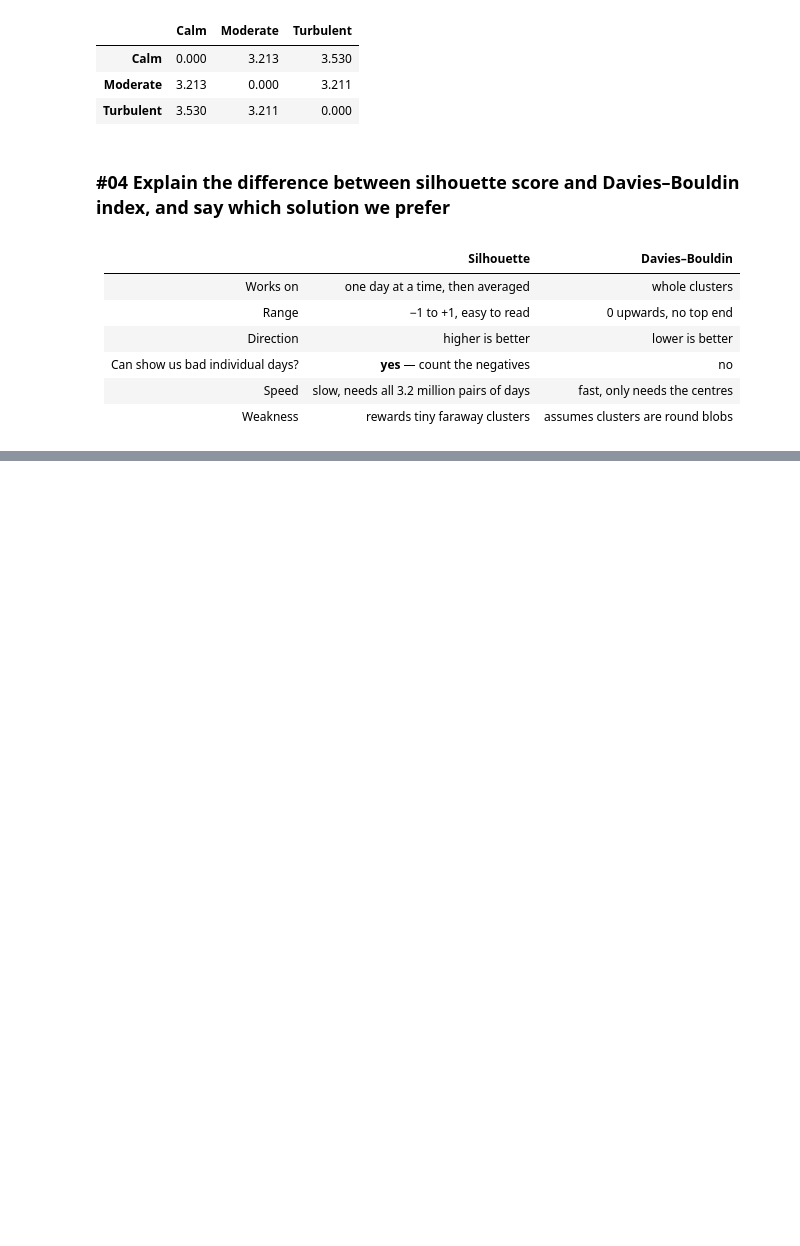
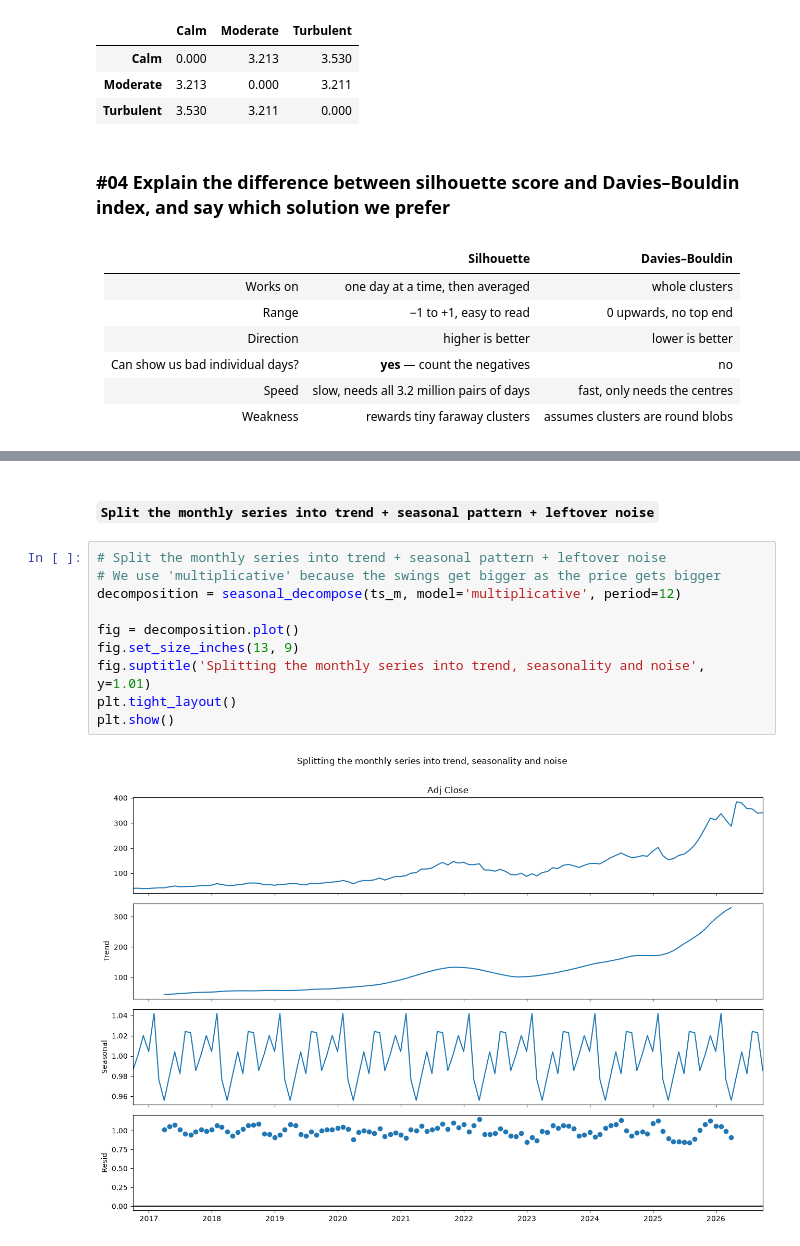
Before and after one commit to zawmoehtike-cct/CA1MLB-2026230, a Jupyter notebook: CA1MLB.ipynb, the cells around one changed output, grey strips where cells are left out. Cells and saved outputs as stored; diff of their text form; blank space fills up the shorter version.

````diff
--- a/CA1MLB.ipynb
+++ b/CA1MLB.ipynb
@@ -1006,0 +1050,14 @@ display(pd.DataFrame(kmeans_distances, index=kmeans_centre_names,
+# %% [markdown]
+##### ```Split the monthly series into trend + seasonal pattern + leftover noise```
+# %%
+# Split the monthly series into trend + seasonal pattern + leftover noise
+# We use 'multiplicative' because the swings get bigger as the price gets bigger
+decomposition = seasonal_decompose(ts_m, model='multiplicative', period=12)
+
+fig = decomposition.plot()
+fig.set_size_inches(13, 9)
+fig.suptitle('Splitting the monthly series into trend, seasonality and noise', y=1.01)
+plt.tight_layout()
+plt.show()
+# %% [output]
+[figure, added]
````
Also changed, not shown: parts of 9 cells of this notebook.
